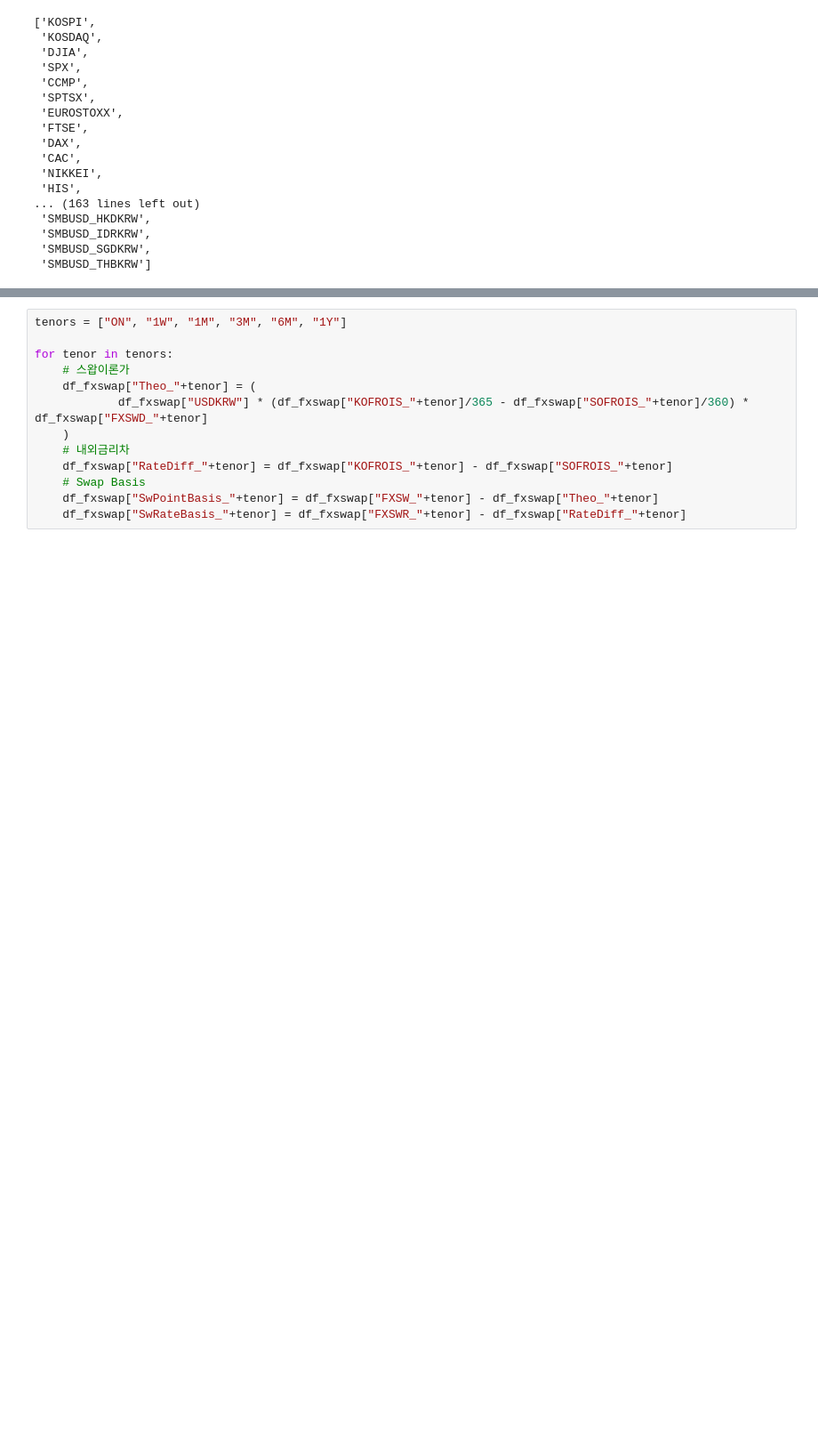
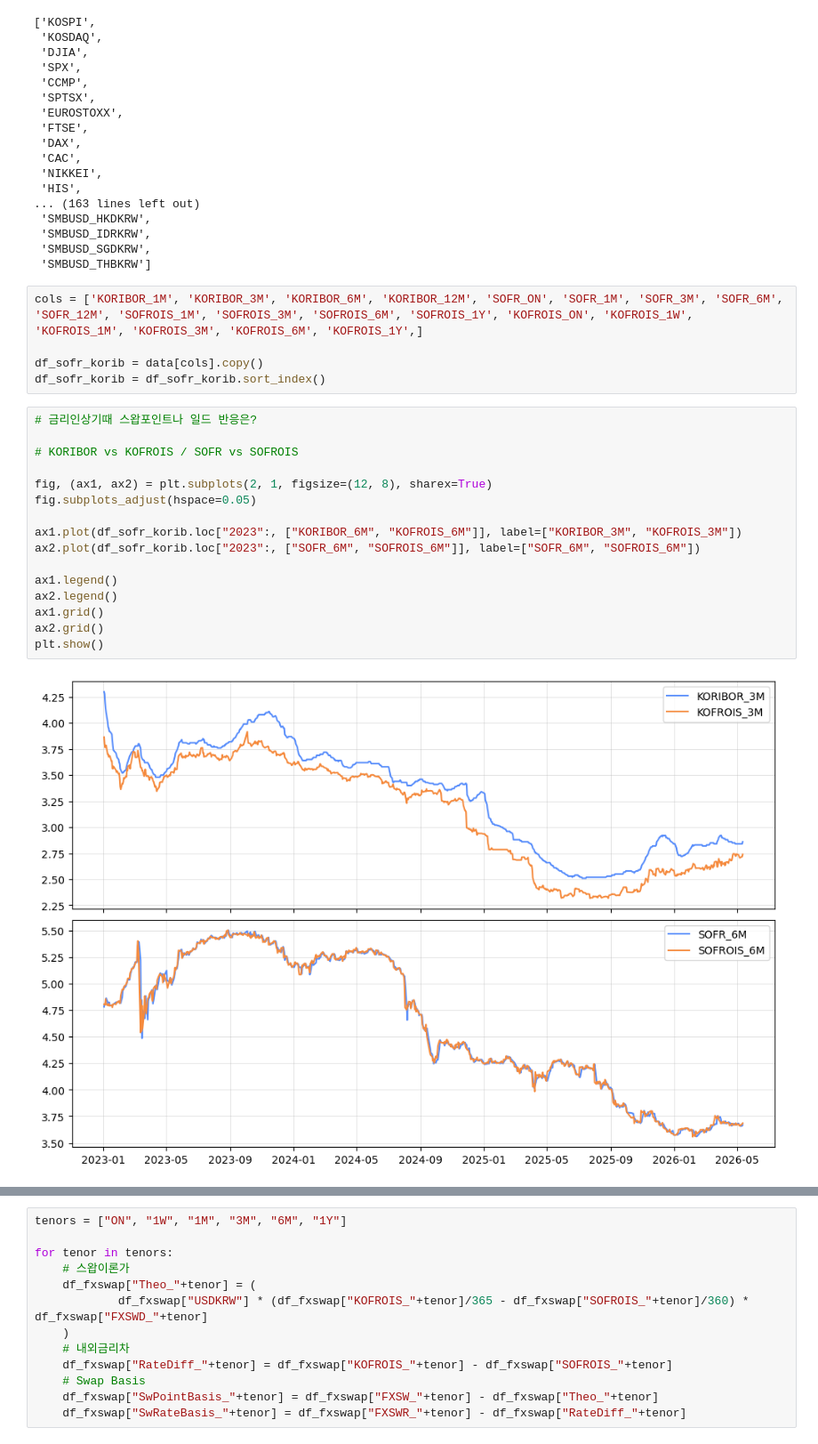
Before and after one commit to dkunyoon/dashboard, a Jupyter notebook: basis_analysis.ipynb, the cells around one changed output, grey strips where cells are left out. Shown at 89% size. Saved outputs shown, nothing was run; the diff lists cells and outputs as text; blank space fills up the shorter version.

```diff
--- a/basis_analysis.ipynb
+++ b/basis_analysis.ipynb
@@ -137,4 +137,27 @@ data.columns.to_list()
  'SMBUSD_IDRKRW',
  'SMBUSD_SGDKRW',
  'SMBUSD_THBKRW']
+# %%
+cols = ['KORIBOR_1M', 'KORIBOR_3M', 'KORIBOR_6M', 'KORIBOR_12M', 'SOFR_ON', 'SOFR_1M', 'SOFR_3M', 'SOFR_6M', 'SOFR_12M', 'SOFROIS_1M', 'SOFROIS_3M', 'SOFROIS_6M', 'SOFROIS_1Y', 'KOFROIS_ON', 'KOFROIS_1W', 'KOFROIS_1M', 'KOFROIS_3M', 'KOFROIS_6M', 'KOFROIS_1Y',]
+
+df_sofr_korib = data[cols].copy()
+df_sofr_korib = df_sofr_korib.sort_index()
+# %%
+# 금리인상기때 스왑포인트나 일드 반응은?
+
+# KORIBOR vs KOFROIS / SOFR vs SOFROIS
+
+fig, (ax1, ax2) = plt.subplots(2, 1, figsize=(12, 8), sharex=True)
+fig.subplots_adjust(hspace=0.05)
+
+ax1.plot(df_sofr_korib.loc["2023":, ["KORIBOR_6M", "KOFROIS_6M"]], label=["KORIBOR_3M", "KOFROIS_3M"])
+ax2.plot(df_sofr_korib.loc["2023":, ["SOFR_6M", "SOFROIS_6M"]], label=["SOFR_6M", "SOFROIS_6M"])
+
+ax1.legend()
+ax2.legend()
+ax1.grid()
+ax2.grid()
+plt.show()
+# %% [output]
+[figure, added]
 # %%
```
Also changed, not shown: parts of 10 cells of this notebook.
